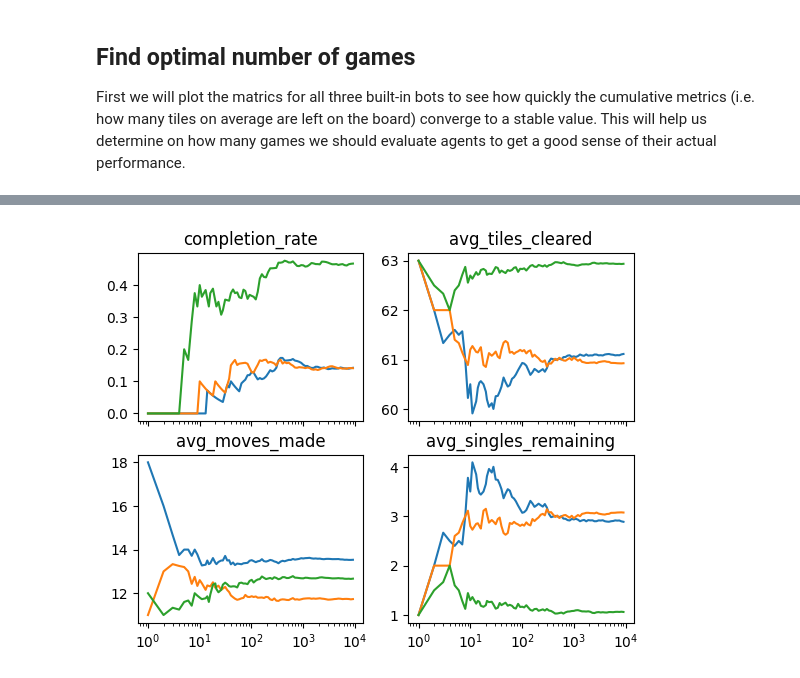
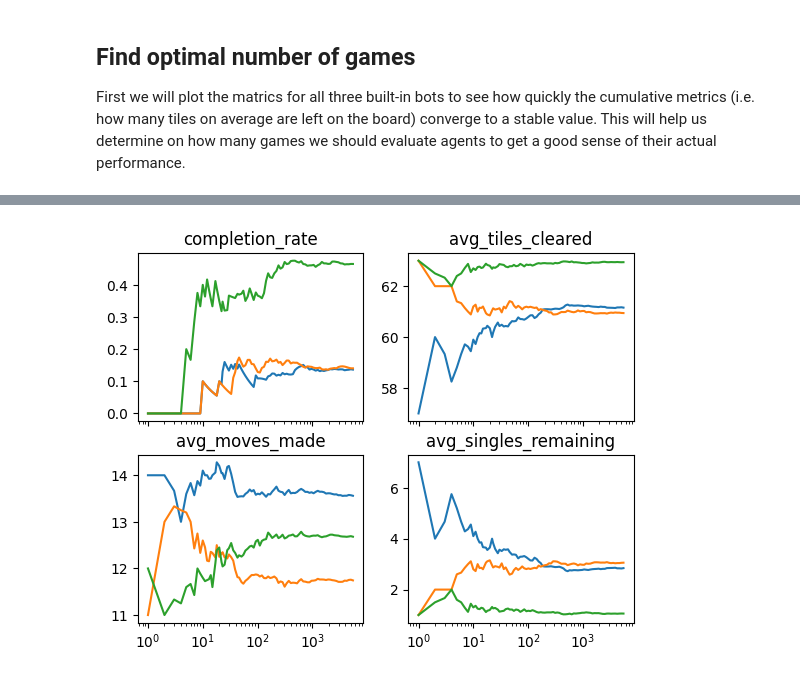
Before and after one commit to patrickbarth/SameGameRL, a Jupyter notebook: samegamerl/experiments/bot_performance_comparison.ipynb, the cells around one changed output, grey strips where cells are left out. Saved outputs shown, nothing was run; the diff lists cells and outputs as text; code cells hidden in the pictures.

```diff
--- a/samegamerl/experiments/bot_performance_comparison.ipynb
+++ b/samegamerl/experiments/bot_performance_comparison.ipynb
@@ -13,0 +24,17 @@ First we will plot the matrics for all three built-in bots to see how quickly th
+# %%
+def reformat_cumulative_stats(stats: list[dict[str, dict[str, float]]]) -> dict[str, dict[str, list[float]]]:
+    """
+    turns a list of compute_cumulative_stats() created dicts of the form:
+    [{'bot': {'metric': value } }]
+    into a dict of lists of the form:
+    {'metric': {'bot': [value] } }
+    """
+    bots = list(stats[0].keys())
+    metrics = list(stats[0][bots[0]].keys())
+    results = {}
+    for metric in metrics:
+        results[metric] = {}
+        for bot in bots:
+            results[metric][bot] = [s[bot][metric] for s in stats]
+
+    return results
@@ -14,69 +78,18 @@ First we will plot the matrics for all three built-in bots to see how quickly th
 # %%
-from samegamerl.evaluation.benchmark import Benchmark
-from samegamerl.evaluation.benchmark_scripts import _compute_stats
-from samegamerl.game.game_config import GameFactory
-import matplotlib.pyplot as plt
-import math
-
-def compute_cumulative_stats(results: dict[str, list], num_games: int) -> dict[str, dict[str, float]]:
-    """Compute performance statistics for the first num_games from benchmark results."""
-    subset_results = {}
-    for bot_name, performances in results.items():
-        if performances and len(performances) >= num_games:
-            subset_results[bot_name] = performances[:num_games]
-
-    return _compute_stats(subset_results)
-
-max_games = 10_000
+max_games = 6_000
 
 print(f"Running benchmark with {max_games:,} games...")
 
-# Create benchmark with Ray CPU limit to prevent system freeze
-# Use 6 out of 10 available CPU cores, leaving 4 for system operations
-benchmark = Benchmark(
-    config=GameFactory.medium(),
-    num_games=max_games,
-    use_ray=True,
-    ray_num_cpus=6  # Limit Ray to 6 CPU cores instead of all 10
-)
+game_nums, stats = games_per_configuration(GameFactory.medium(), max_games)
+print("computed benchmark")
+results = reformat_cumulative_stats(stats)
+print("computed results")
 
-raw_results = benchmark.run_bots(benchmark.built_in_bots())
-
-game_nums = []
-stats = []
-
-n = 100
-base = max_games**(1/100)
-for i in range(n):
-    game_num = math.ceil(base**i)
-    game_nums.append(game_num)
-
-    # Compute cumulative statistics for this game count
-    cumulative_stats = compute_cumulative_stats(raw_results, game_num)
-    stats.append(cumulative_stats)
-
-# Reverse to match original order
-stats.reverse()
-game_nums.reverse()
-
-print(f"Processed statistics for {len(game_nums)} different game counts")
-
-# Restore the original plotting code
-bots = list(stats[0].keys())
-metrics = list(stats[0][bots[0]].keys())
-results = {}
-for metric in metrics:
-    results[metric] = {}
-    for bot in bots:
-        results[metric][bot] = []
-for stat in stats:
-    for bot in bots:
-        for metric in metrics:
-            results[metric][bot].append(stat[bot][metric])
-
-fig, axs = plt.subplots((len(metrics)+1)//2, 2, sharex=True)
-for i in range(len(metrics)):
-    for bot in bots:
-        axs[i//2, i % 2].semilogx(game_nums, results[metrics[i]][bot], label=bot)
-    axs[i//2, i % 2].set_title(metrics[i])
+fig, axs = plt.subplots((len(results)+1)//2, 2, sharex=True)
+i = 0
+for metric, bots in results.items():
+    for bot in bots.values():
+        axs[i//2, i % 2].semilogx(game_nums, bot)
+    axs[i//2, i % 2].set_title(metric)
+    i += 1
 # %% [output]
@@ -88 +105 @@ Processed statistics for 100 different game counts
-[figure, old version]
+[figure, new version]
```
Also changed, not shown: parts of 6 cells of this notebook.
